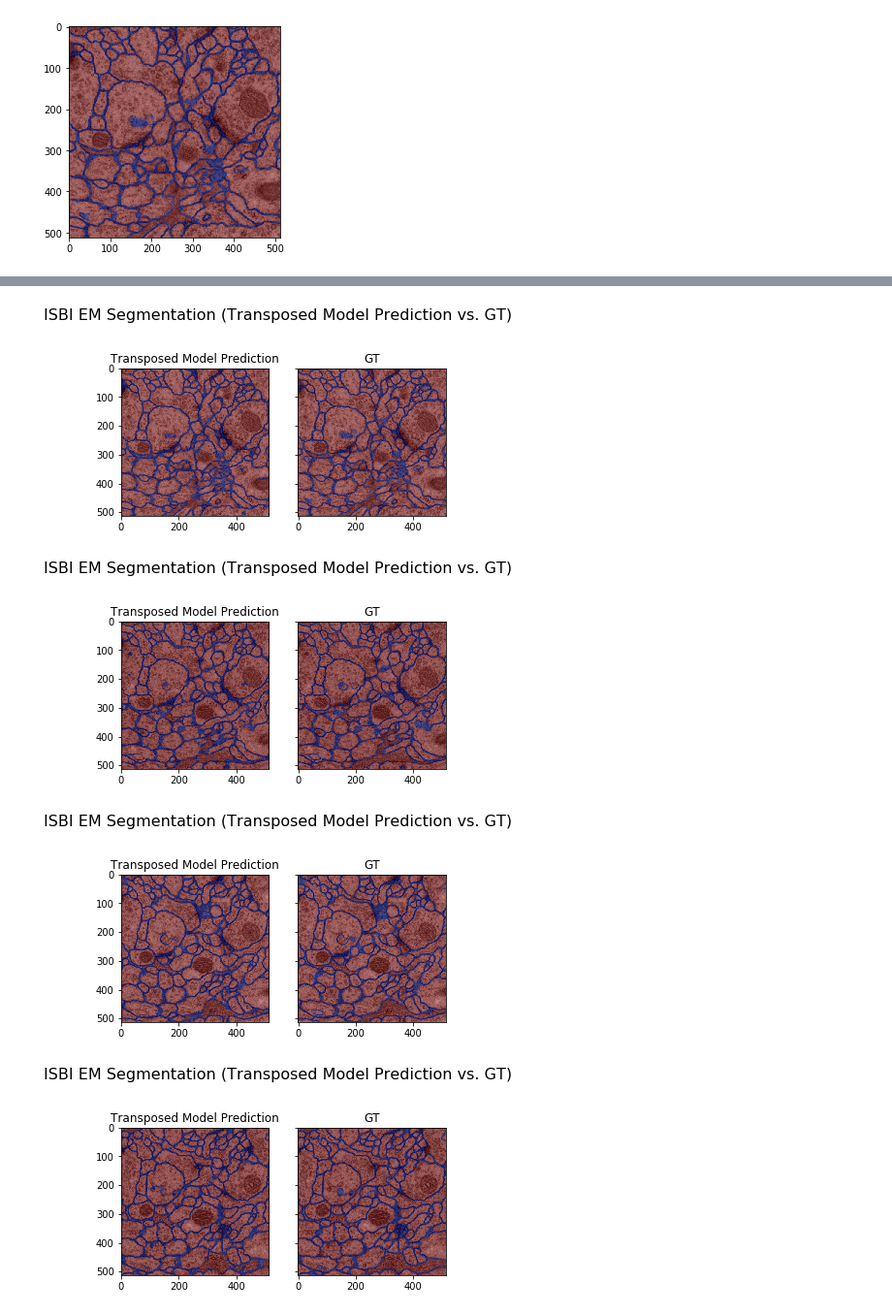
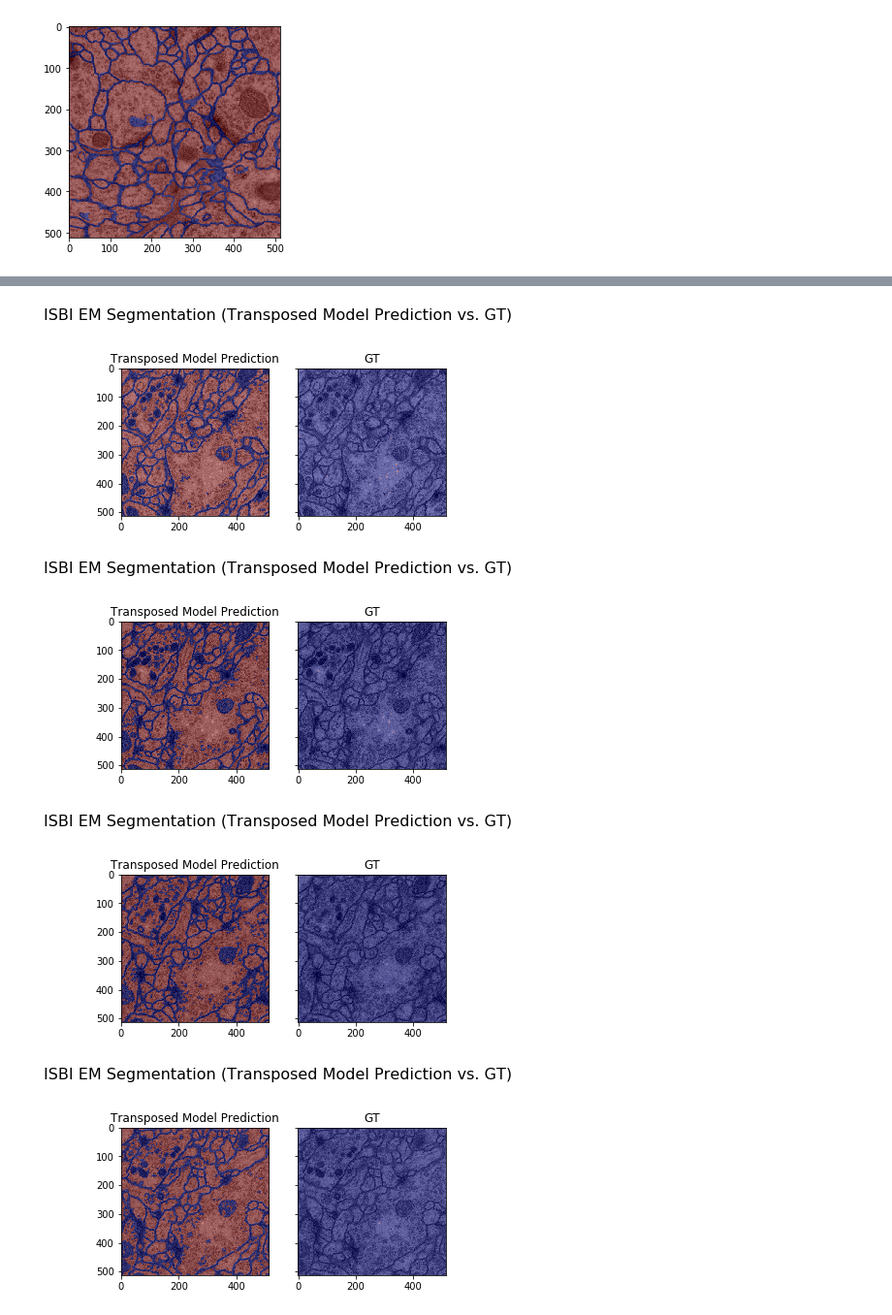
Before and after one commit to dthiagarajan/pytorch_semantic_segmentation, a Jupyter notebook: unet_example.ipynb, the cells around one changed output, grey strips where cells are left out. Shown at 97% size. Cells and saved outputs as stored; diff of their text form; code cells hidden in the pictures.

```diff
--- a/unet_example.ipynb
+++ b/unet_example.ipynb
@@ -23,6 +26,6 @@ display_segmentation(train_volume[..., 0], train_labels[..., 0])
 [figure]
 # %%
 tr_ds, te_ds = EMStackDataset(train_volume, train_labels), \
-               EMStackDataset(test_volume, test_volume)
+               EMStackDataset(test_volume, test_volume, is_train=False)
 # %%
 tr_dl, te_dl = data.DataLoader(tr_ds), data.DataLoader(te_ds)
@@ -29,5 +65,5 @@ tr_dl, te_dl = data.DataLoader(tr_ds), data.DataLoader(te_ds)
 # %%
-transposed_model = UNet(3, 2, dilated=False)
+transposed_model = UNet(3, 1, 2, dilated=False)
 if torch.cuda.is_available():
     transposed_model = transposed_model.cuda()
 criterion = nn.CrossEntropyLoss()
@@ -90,7 +113,7 @@ Learning rate changed to: 0.00305
 # %%
-display_predictions(transposed_model, tr_dl, model_name="Transposed Model")
+display_predictions(transposed_model, te_dl, model_name="Transposed Model")
 # %% [output]
-[figure, old version]
+[figure, new version]
-[figure, old version]
+[figure, new version]
-[figure, old version]
+[figure, new version]
-[figure, old version]
+[figure, new version]
```
Also changed, not shown: parts of 7 cells of this notebook, 5 other files.
